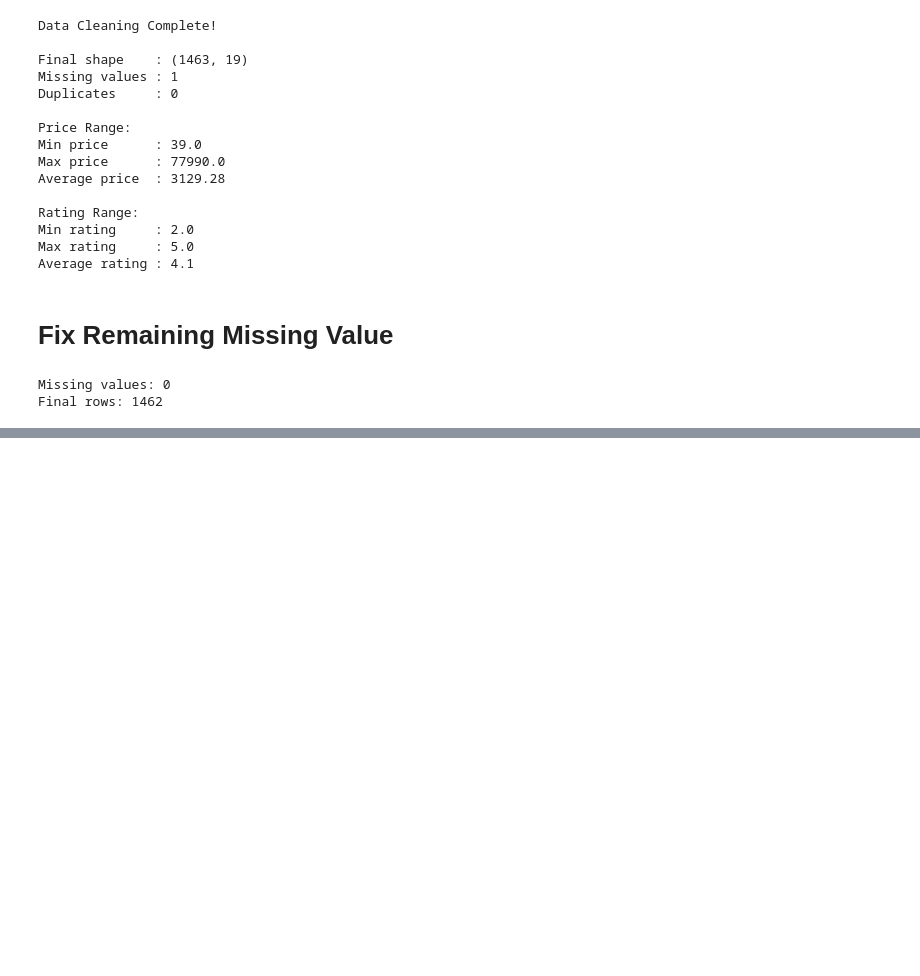
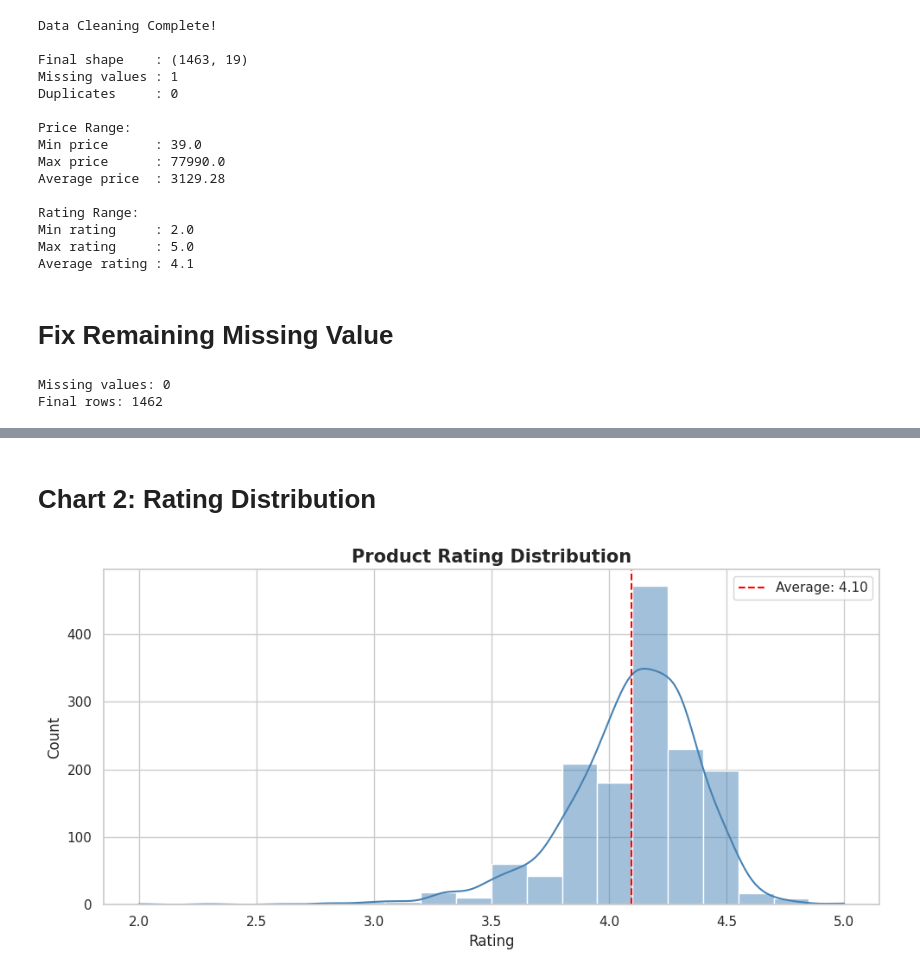
Before and after one commit to AiWriter404/amazon-sales-analysis, a Jupyter notebook: amazon_sales_analysis.ipynb, the cells around one changed output, grey strips where cells are left out. Saved outputs shown, nothing was run; the diff lists cells and outputs as text; code cells hidden in the pictures; blank space fills up the shorter version.

```diff
--- a/amazon_sales_analysis.ipynb
+++ b/amazon_sales_analysis.ipynb
@@ -275,0 +295,21 @@ Final rows: 1462
+# %% [markdown]
+# **Chart 2: Rating Distribution**
+# %%
+#  Rating Distribution
+# how customers rate products
+
+plt.figure(figsize=(10, 5))
+
+sns.histplot(df['rating'], bins=20, kde=True, color='steelblue')
+
+plt.axvline(df['rating'].mean(), color='red', linestyle='--',
+            label=f'Average: {df["rating"].mean():.2f}')
+
+plt.title('Product Rating Distribution', fontsize=15, fontweight='bold')
+plt.xlabel('Rating')
+plt.ylabel('Count')
+plt.legend()
+plt.tight_layout()
+plt.show()
+# %% [output]
+[figure, added]
```
Also changed, not shown: parts of 6 cells of this notebook.
